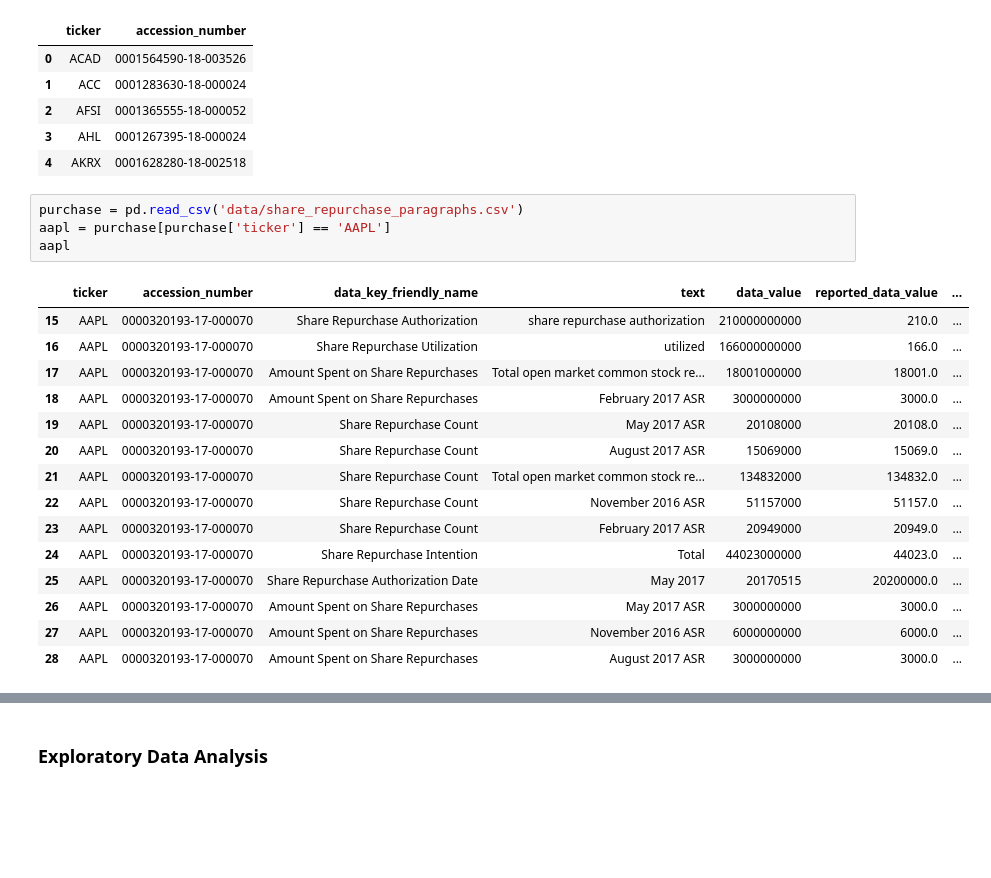
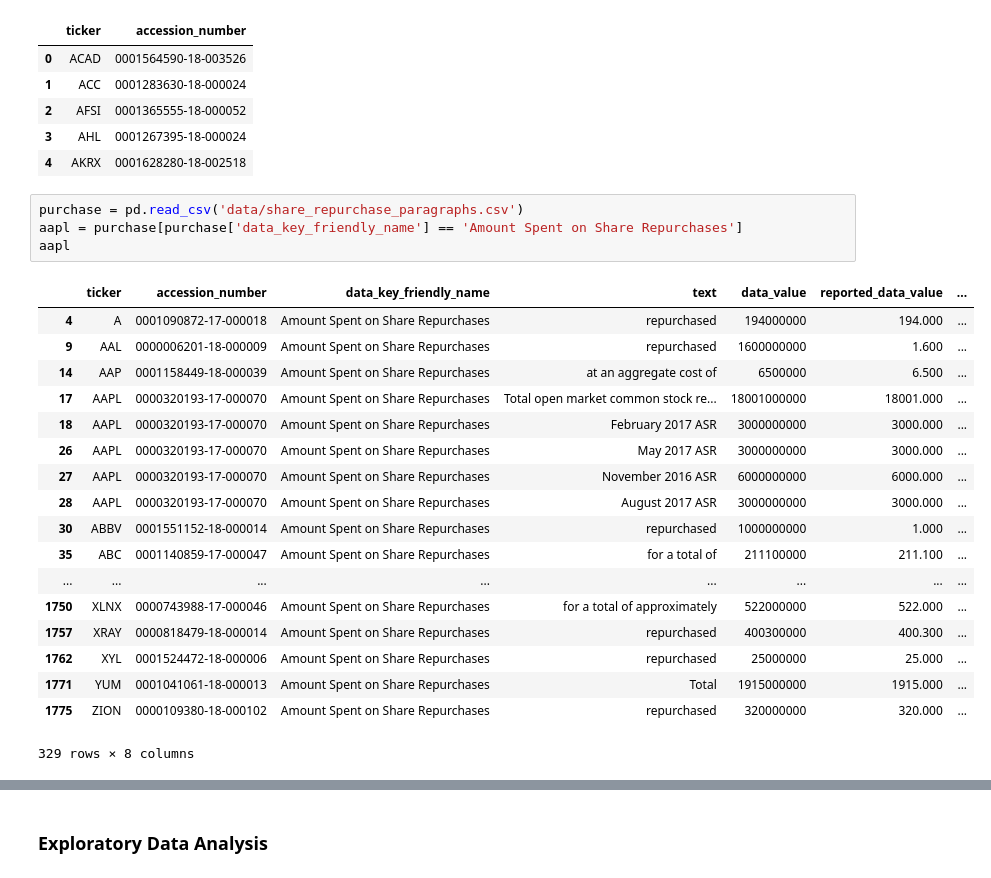
Before and after one commit to DataScienceBS/data-question-8-splashing-lionesses, a Jupyter notebook: data_exp.ipynb, the cells around one changed output, grey strips where cells are left out. Drawn from its saved outputs; the diff is of its cells as text; blank space fills up the shorter version.

Commit message:
editing refining logic to amt and count repurchase

```diff
--- a/data_exp.ipynb
+++ b/data_exp.ipynb
@@ -19,21 +19,24 @@ filings.head()
 | 4 | AKRX | 0001628280-18-002518 |
 # %%
 purchase = pd.read_csv('data/share_repurchase_paragraphs.csv')
-aapl = purchase[purchase['ticker'] == 'AAPL']
+aapl = purchase[purchase['data_key_friendly_name'] == 'Amount Spent on Share Repurchases']
 aapl
 # %% [output]
 |  | ticker | accession_number | data_key_friendly_name | text | data_value | reported_data_value | ... |
-| 15 | AAPL | 0000320193-17-000070 | Share Repurchase Authorization | share repurchase authorization | 210000000000 | 210.0 | ... |
-| 16 | AAPL | 0000320193-17-000070 | Share Repurchase Utilization | utilized | 166000000000 | 166.0 | ... |
-| 17 | AAPL | 0000320193-17-000070 | Amount Spent on Share Repurchases | Total open market common stock re... | 18001000000 | 18001.0 | ... |
-| 18 | AAPL | 0000320193-17-000070 | Amount Spent on Share Repurchases | February 2017 ASR | 3000000000 | 3000.0 | ... |
-| 19 | AAPL | 0000320193-17-000070 | Share Repurchase Count | May 2017 ASR | 20108000 | 20108.0 | ... |
-| 20 | AAPL | 0000320193-17-000070 | Share Repurchase Count | August 2017 ASR | 15069000 | 15069.0 | ... |
-| 21 | AAPL | 0000320193-17-000070 | Share Repurchase Count | Total open market common stock re... | 134832000 | 134832.0 | ... |
-| 22 | AAPL | 0000320193-17-000070 | Share Repurchase Count | November 2016 ASR | 51157000 | 51157.0 | ... |
-| 23 | AAPL | 0000320193-17-000070 | Share Repurchase Count | February 2017 ASR | 20949000 | 20949.0 | ... |
-| 24 | AAPL | 0000320193-17-000070 | Share Repurchase Intention | Total | 44023000000 | 44023.0 | ... |
-| 25 | AAPL | 0000320193-17-000070 | Share Repurchase Authorization Date | May 2017 | 20170515 | 20200000.0 | ... |
-| 26 | AAPL | 0000320193-17-000070 | Amount Spent on Share Repurchases | May 2017 ASR | 3000000000 | 3000.0 | ... |
-| 27 | AAPL | 0000320193-17-000070 | Amount Spent on Share Repurchases | November 2016 ASR | 6000000000 | 6000.0 | ... |
-| 28 | AAPL | 0000320193-17-000070 | Amount Spent on Share Repurchases | August 2017 ASR | 3000000000 | 3000.0 | ... |
+| 4 | A | 0001090872-17-000018 | Amount Spent on Share Repurchases | repurchased | 194000000 | 194.000 | ... |
+| 9 | AAL | 0000006201-18-000009 | Amount Spent on Share Repurchases | repurchased | 1600000000 | 1.600 | ... |
+| 14 | AAP | 0001158449-18-000039 | Amount Spent on Share Repurchases | at an aggregate cost of | 6500000 | 6.500 | ... |
+| 17 | AAPL | 0000320193-17-000070 | Amount Spent on Share Repurchases | Total open market common stock re... | 18001000000 | 18001.000 | ... |
+| 18 | AAPL | 0000320193-17-000070 | Amount Spent on Share Repurchases | February 2017 ASR | 3000000000 | 3000.000 | ... |
+| 26 | AAPL | 0000320193-17-000070 | Amount Spent on Share Repurchases | May 2017 ASR | 3000000000 | 3000.000 | ... |
+| 27 | AAPL | 0000320193-17-000070 | Amount Spent on Share Repurchases | November 2016 ASR | 6000000000 | 6000.000 | ... |
+| 28 | AAPL | 0000320193-17-000070 | Amount Spent on Share Repurchases | August 2017 ASR | 3000000000 | 3000.000 | ... |
+| 30 | ABBV | 0001551152-18-000014 | Amount Spent on Share Repurchases | repurchased | 1000000000 | 1.000 | ... |
+| 35 | ABC | 0001140859-17-000047 | Amount Spent on Share Repurchases | for a total of | 211100000 | 211.100 | ... |
+| ... | ... | ... | ... | ... | ... | ... | ... |
+| 1750 | XLNX | 0000743988-17-000046 | Amount Spent on Share Repurchases | for a total of approximately | 522000000 | 522.000 | ... |
+| 1757 | XRAY | 0000818479-18-000014 | Amount Spent on Share Repurchases | repurchased | 400300000 | 400.300 | ... |
+| 1762 | XYL | 0001524472-18-000006 | Amount Spent on Share Repurchases | repurchased | 25000000 | 25.000 | ... |
+| 1771 | YUM | 0001041061-18-000013 | Amount Spent on Share Repurchases | Total | 1915000000 | 1915.000 | ... |
+| 1775 | ZION | 0000109380-18-000102 | Amount Spent on Share Repurchases | repurchased | 320000000 | 320.000 | ... |
+329 rows × 8 columns
```
Also changed, not shown: parts of 10 cells of this notebook, 1 other file.
